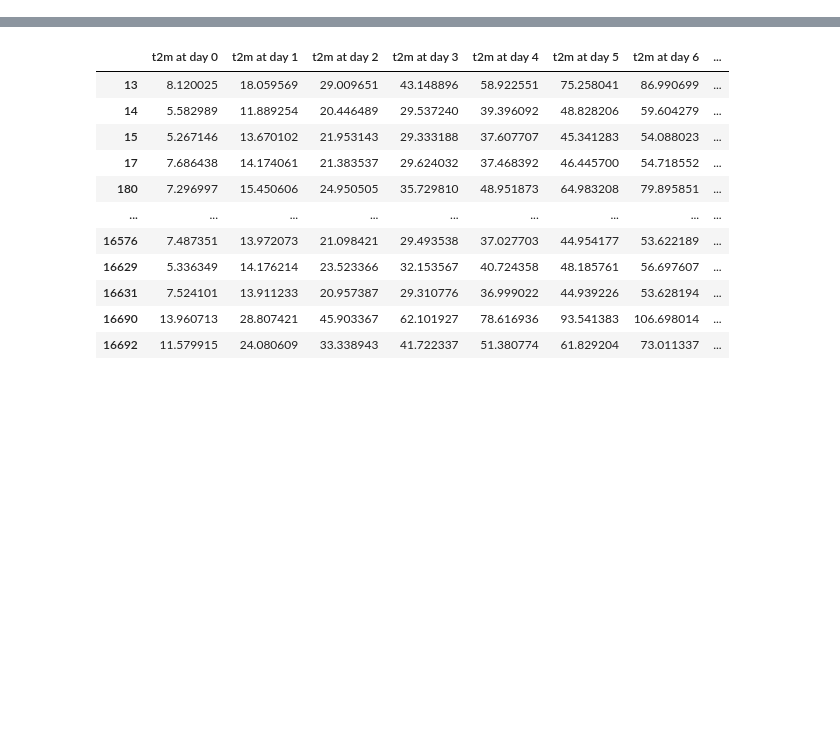
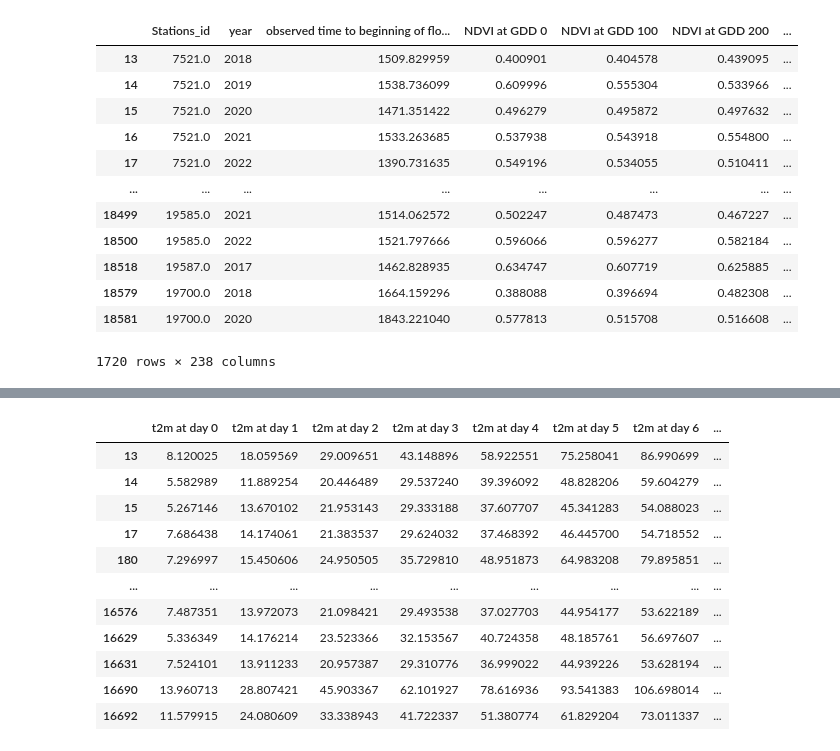
Before and after one commit to MartinP556/ML_algorithms, a Jupyter notebook: CNN_1d.ipynb, the cells around one changed output, grey strips where cells are left out. Cells and saved outputs as stored; diff of their text form; code cells hidden in the pictures; blank space fills up the shorter version.

```diff
--- a/CNN_1d.ipynb
+++ b/CNN_1d.ipynb
@@ -167,0 +264,36 @@ ds_inputs_DE['WC SOS date'] + pd.to_timedelta(np.random.normal(0, 30, ), 'D')#.s
+# %%
+ds_reanalysis_DE = pd.read_csv('C:\\Users\\wlwc1989\\Documents\\Phenology_Test_Notebooks\\phenology_dwd\\results_for_comparing\\for_baseline_tests\\Maize_ML_data2_t2m.csv') #_60D_Offset
+#ds_reanalysis_DE = pd.read_csv('C:\\Users\\wlwc1989\\Documents\\Phenology_Test_Notebooks\\phenology_dwd\\results_for_comparing\\for_baseline_tests\\Maize_ML_data2_t2m.csv')
+ds_reanalysis_DE = ds_reanalysis_DE.drop('Unnamed: 0', axis = 1)#read_reanalysis()
+ds_reanalysis_DE = ds_reanalysis_DE.rename(columns={'Stations_id': 'Stations_Id', 'Referenzjahr': 'year'})
+ds_reanalysis_DE['year'] = ds_reanalysis_DE['year'].astype(int)
+#ds_LSP_DE = pd.read_csv('C:\\Users\\wlwc1989\\Documents\\Phenology_Test_Notebooks\\phenology_dwd\\results_for_comparing\\for_baseline_tests\\LSP_savgol_raw_MODIS_DE.csv')
+#ds_LSP_DE = pd.read_csv('C:\\Users\\wlwc1989\\Documents\\Phenology_Test_Notebooks\\phenology_dwd\\results_for_comparing\\for_baseline_tests\\LSP_savgol_raw_MODIS_DE.csv')#_60_offset
+ds_LSP_DE = pd.read_csv('C:\\Users\\wlwc1989\\Documents\\Phenology_Test_Notebooks\\phenology_dwd\\results_for_comparing\\for_baseline_tests\\GDD_time_MODIS_savgol_NDVI_DE.csv')
+ds_LSP_DE = ds_LSP_DE.drop(['Unnamed: 0', 'Unnamed: 0.1'], axis = 1).rename(columns={'Stations_id': 'Stations_Id'})
+ds_inputs_DE = pd.merge(ds_LSP_DE, ds_reanalysis_DE, on=['Stations_Id', 'year'], how='outer')
+ds_inputs_DE = ds_inputs_DE.rename(columns={'Stations_Id': 'Stations_id'})
+ds_inputs_DE = loc_and_SOS(ds_inputs_DE, predictor_type='savgol_raw').dropna()
+#ds_inputs_DE = interpolate_columns(ds_inputs_DE, 195, 'NDVI')
+ds_inputs_DE = make_cumulative(ds_inputs_DE, driver_variable = 't2m', numdays = 200, T_base = 0)
+for phase in ['beginning of emergence', 'beginning of flowering', 'yellow ripeness']:
+    ds_inputs_DE.loc[:, f'observed time to {phase}'] = pd.to_timedelta(ds_inputs_DE.loc[:, f'observed time to {phase}'])
+ds_inputs_DE = ds_inputs_DE.loc[pd.to_timedelta(ds_inputs_DE['observed time to beginning of flowering']).dt.days > 0]
+#offset_sample = np.int64(truncnorm.rvs(-1, 1, size=len(ds_inputs_DE))*30) + 30
+#resamples = ds_inputs_DE.reset_index().apply(lambda row: offset_dates(row, offset_sample), axis=1)#[0]
+# %%
+ds_inputs_DE
+# %% [output]
+|  | Stations_id | year | observed time to beginning of flo... | NDVI at GDD 0 | NDVI at GDD 100 | NDVI at GDD 200 | ... |
+| 13 | 7521.0 | 2018 | 1509.829959 | 0.400901 | 0.404578 | 0.439095 | ... |
+| 14 | 7521.0 | 2019 | 1538.736099 | 0.609996 | 0.555304 | 0.533966 | ... |
+| 15 | 7521.0 | 2020 | 1471.351422 | 0.496279 | 0.495872 | 0.497632 | ... |
+| 16 | 7521.0 | 2021 | 1533.263685 | 0.537938 | 0.543918 | 0.554800 | ... |
+| 17 | 7521.0 | 2022 | 1390.731635 | 0.549196 | 0.534055 | 0.510411 | ... |
+| ... | ... | ... | ... | ... | ... | ... | ... |
+| 18499 | 19585.0 | 2021 | 1514.062572 | 0.502247 | 0.487473 | 0.467227 | ... |
+| 18500 | 19585.0 | 2022 | 1521.797666 | 0.596066 | 0.596277 | 0.582184 | ... |
+| 18518 | 19587.0 | 2017 | 1462.828935 | 0.634747 | 0.607719 | 0.625885 | ... |
+| 18579 | 19700.0 | 2018 | 1664.159296 | 0.388088 | 0.396694 | 0.482308 | ... |
+| 18581 | 19700.0 | 2020 | 1843.221040 | 0.577813 | 0.515708 | 0.516608 | ... |
+1720 rows × 238 columns
```
Also changed, not shown: parts of 37 cells of this notebook.
